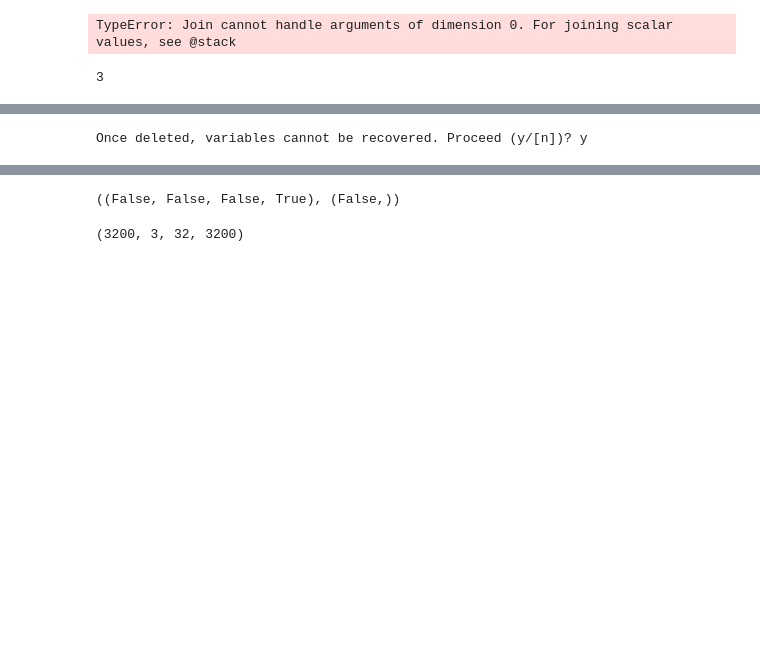
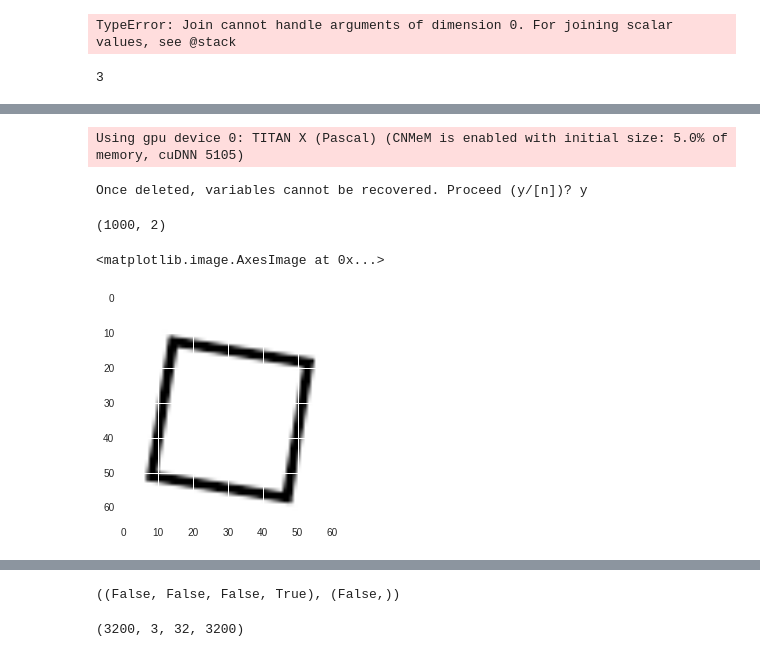
Before and after one commit to hope-yao/CNN3D, a Jupyter notebook: blocks-experiments.ipynb, the cells around one changed output, grey strips where cells are left out. Drawn from its saved outputs; the diff is of its cells as text; code cells hidden in the pictures; blank space fills up the shorter version.

```diff
--- a/blocks-experiments.ipynb
+++ b/blocks-experiments.ipynb
@@ -902,8 +942,76 @@ train_targets.shape
+# %%
+# %reset
+import h5py
+
+train_features = []
+train_targets = []
+test_features = []
+test_targets = []
+for index, array in enumerate(data_train):
+    train_features.append(array.reshape(array.shape[0],array.shape[1],array.shape[2]))
+    train_targets.append(label_train[index])
+for index, array in enumerate(data_test):
+    test_features.append(array.reshape(array.shape[0],array.shape[1],array.shape[2]))
+    test_targets.append(label_test[index])
+
+train_features = np.array(train_features)
+train_targets = np.array(train_targets) #starts from 0
+test_features = np.array(test_features)
+test_targets = np.array(test_targets)
+train_n, c, p1, p2 = train_features.shape
+test_n = test_features.shape[0]
+n = train_n + test_n
+
+f = h5py.File('rectcrs111111111.hdf5', mode='w')
+features = f.create_dataset('features', (n, c, p1, p2), dtype='uint8')
+m = 2
+targets = f.create_dataset('targets', (n, m), dtype='uint8')
+
+features[...] = np.vstack([train_features, test_features])
+targets[...] = np.vstack([train_targets, test_targets]).reshape(n,m)
+
+features.dims[0].label = 'batch'
+features.dims[1].label = 'channel'
+features.dims[2].label = 'height'
+features.dims[3].label = 'width'
+targets.dims[0].label = 'batch'
+targets.dims[1].label = 'targets'
+
+
+from fuel.datasets.hdf5 import H5PYDataset
+split_dict = {
+    'train': {'features': (0, train_n), 'targets': (0, train_n)},
+    'valid': {'features': (train_n, n), 'targets': (train_n, n)}}
+f.attrs['split'] = H5PYDataset.create_split_array(split_dict)
+
+f.flush()
+f.close()
+# %% [output]
+Using gpu device 0: TITAN X (Pascal) (CNMeM is enabled with initial size: 5.0% of memory, cuDNN 5105)
+# %%
+% reset
+from fuel.datasets.hdf5 import H5PYDataset
+import numpy as np
+mnist_test = H5PYDataset('/home/hope-yao/Documents/Data/rectcrs.hdf5', which_sets=('train',))
+handletest = mnist_test.open()
+x = mnist_test.get_data(handletest, slice(10000, 11000))
+# y = self.pre_encoder.apply(x)
+np.asarray(x[1]).shape
+# %% [output]
+Once deleted, variables cannot be recovered. Proceed (y/[n])? y
+(1000, 2)
+# %%
+%matplotlib inline
+import matplotlib.pyplot as plt
+import seaborn as sns
+# print(data_train.shape)
+plt.imshow(np.squeeze(x[0][355]))
+# %% [output]
+<matplotlib.image.AxesImage at 0x...>
+[figure, added]
 # %%
 '''loading fuel dataset'''
-% reset
+# % reset
 from fuel.datasets.hdf5 import H5PYDataset
-mnist_train = H5PYDataset('/home/hope-yao/Documents/Data/bmnist.hdf5', which_sets=('train',))
-mnist_test = H5PYDataset('/home/hope-yao/Documents/Data/bmnist.hdf5', which_sets=('test',))
+# mnist_train = H5PYDataset('/home/hope-yao/Documents/Data/bmnist.hdf5', which_sets=('train',))
+mnist_test = H5PYDataset('/home/hope-yao/Documents/Data/rectcrs111111111.hdf5', which_sets=('train',))
-# %% [output]
-Once deleted, variables cannot be recovered. Proceed (y/[n])? y
```
Also changed, not shown: parts of 7 cells of this notebook, 9 other files.
